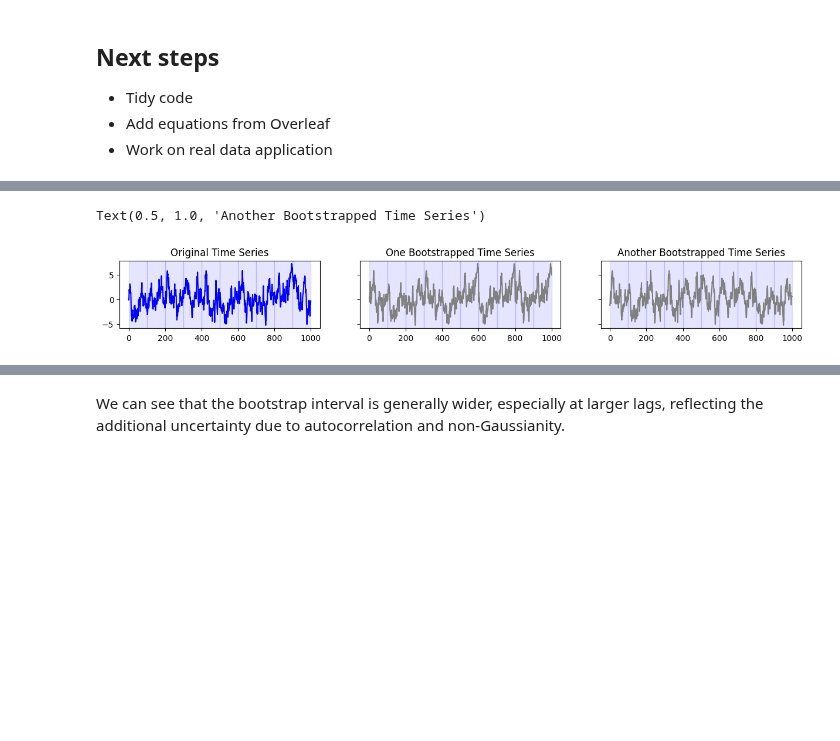
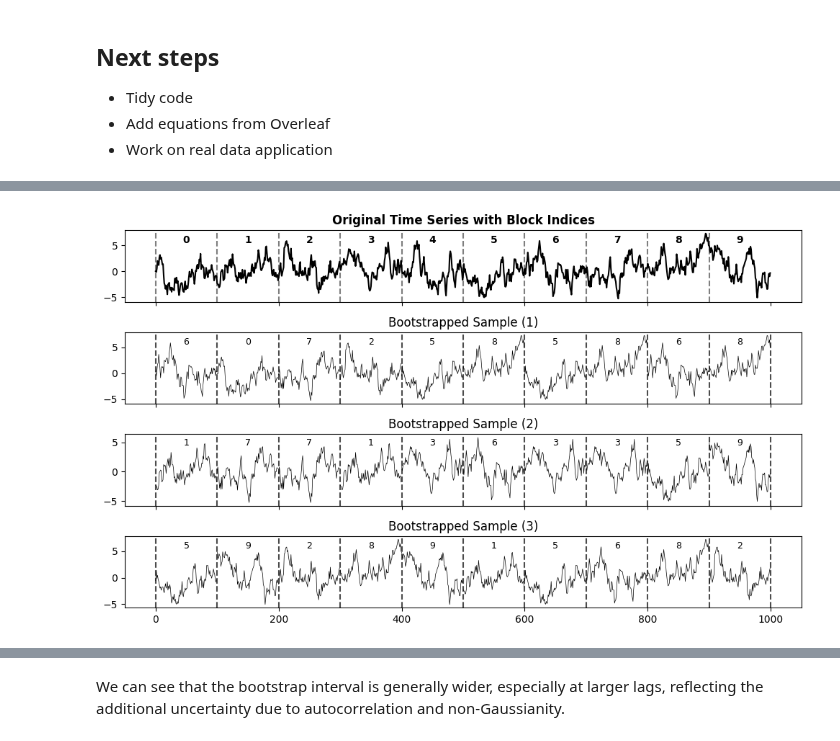
Before and after one commit to daniel-wrench/sf_gap_analysis, a Jupyter notebook: notebooks/sf_uncertainty_demo.ipynb, the cells around one changed output, grey strips where cells are left out. Drawn from its saved outputs; the diff is of its cells as text; code cells hidden in the pictures; blank space fills up the shorter version.

```diff
--- a/notebooks/sf_uncertainty_demo.ipynb
+++ b/notebooks/sf_uncertainty_demo.ipynb
@@ -69,21 +78,3 @@ sf_orig = sf_funcs.compute_sf(
     pd.DataFrame(ts), np.arange(1, max_lag+1), [2], False, False, None
 )
 sf_boot, x_boot = block_bootstrap_sf(ts, max_lag, block_size, n_bootstraps)
-# %%
-fig, ax = plt.subplots(1,3, figsize=(15, 1.5), sharey=True)
-ax[0].plot(ts_sim, label="Simulated Time Series", color="blue")
-# Highlight the blocks
-for i in range(len(x_boot[0]) // block_size):
-    start = i * block_size
-    end = start + block_size
-    ax[0].axvspan(start, end, color="blue", alpha=0.1)
-    ax[1].axvspan(start, end, color="blue", alpha=0.1)
-    ax[2].axvspan(start, end, color="blue", alpha=0.1)
-ax[1].plot(x_boot[0],c="grey")
-ax[2].plot(x_boot[-1], c="grey")
-ax[0].set_title("Original Time Series")
-ax[1].set_title("One Bootstrapped Time Series")
-ax[2].set_title("Another Bootstrapped Time Series")
-# %% [output]
-Text(0.5, 1.0, 'Another Bootstrapped Time Series')
-[figure, removed]
@@ -89,0 +143,4 @@ Text(0.5, 1.0, 'Another Bootstrapped Time Series')
+# %%
+visualize_block_index_mapping(ts_sim, x_boot, block_size, n_samples=3)
+# %% [output]
+[figure, added]
```
Also changed, not shown: parts of 7 cells of this notebook.
